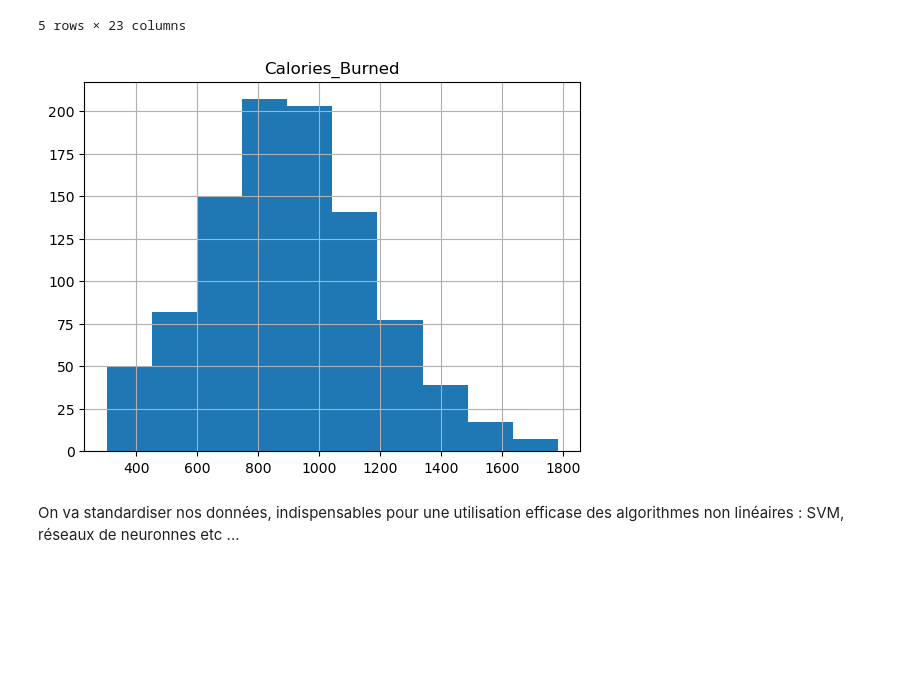
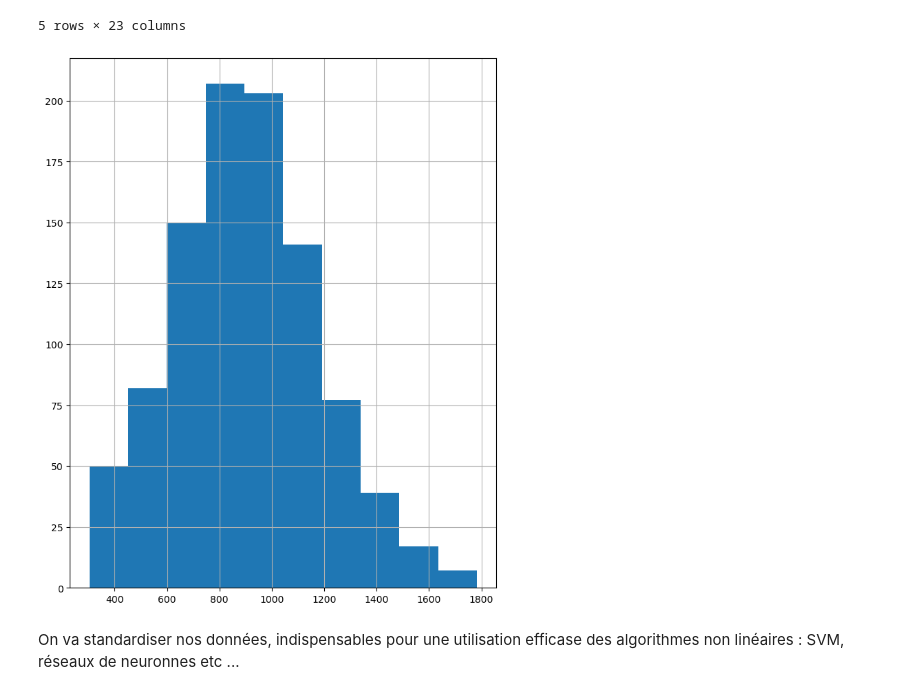
Before and after one commit to Edgar-Neboit/Projet_ML, a Jupyter notebook: Projet_ML_Python.ipynb, the cells around one changed output. Drawn from its saved outputs; the diff is of its cells as text; code cells hidden in the pictures; blank space fills up the shorter version.

```diff
--- a/Projet_ML_Python.ipynb
+++ b/Projet_ML_Python.ipynb
@@ -111,11 +120,12 @@ dfC.head()
 5 rows × 23 columns
 # %%
 #Variables à prédire/expliquer
-YC=data[["Calories_Burned"]]
+YC=data["Calories_Burned"]
+#print(type(YC))
 YC.hist()
 plt.show()
 # %% [output]
-[figure, old version]
+[figure, new version]
 # %%
 from sklearn.model_selection import train_test_split
 Lignes_Data=data.shape[0]
```
Also changed, not shown: parts of 33 cells of this notebook.
